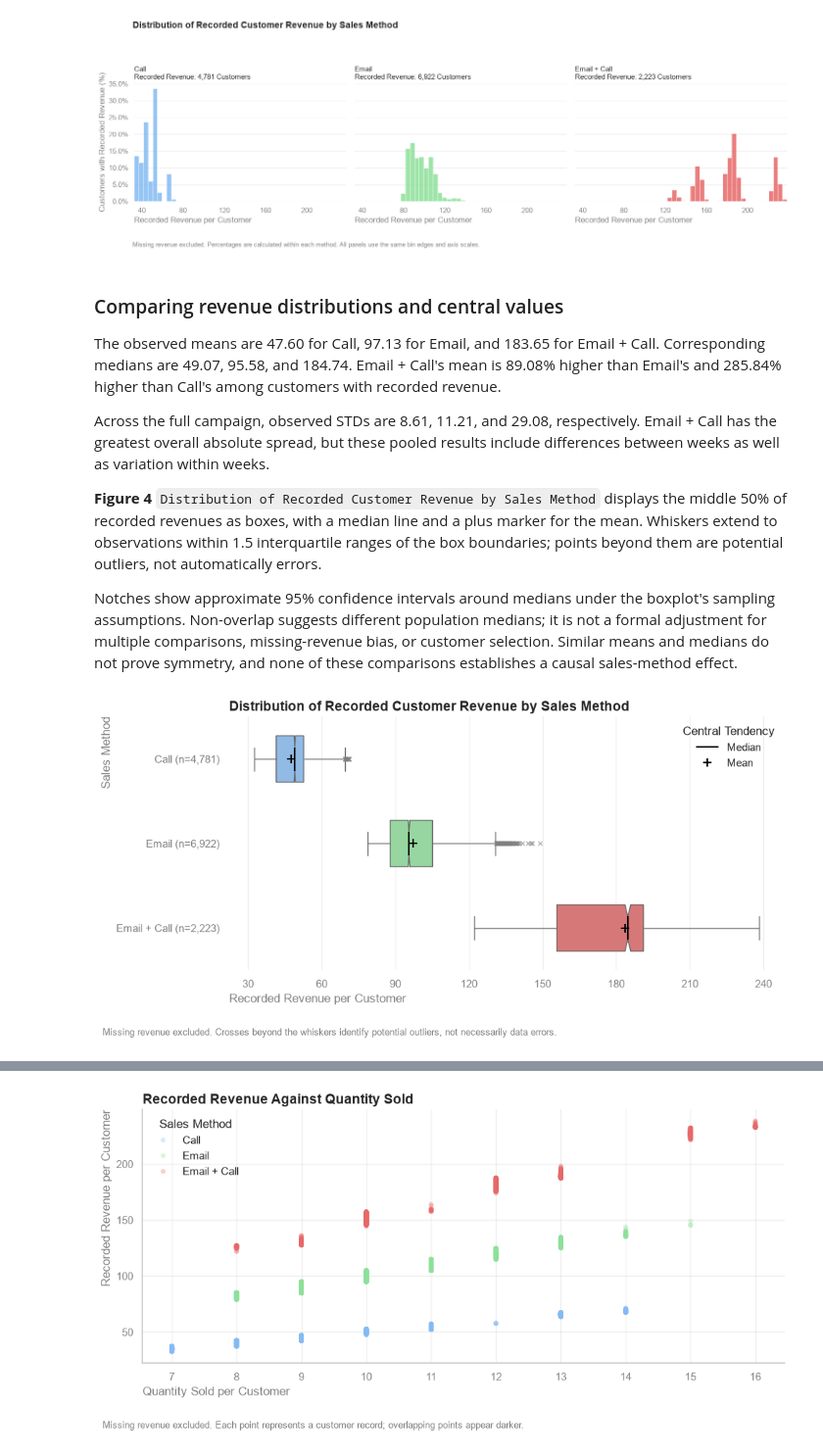
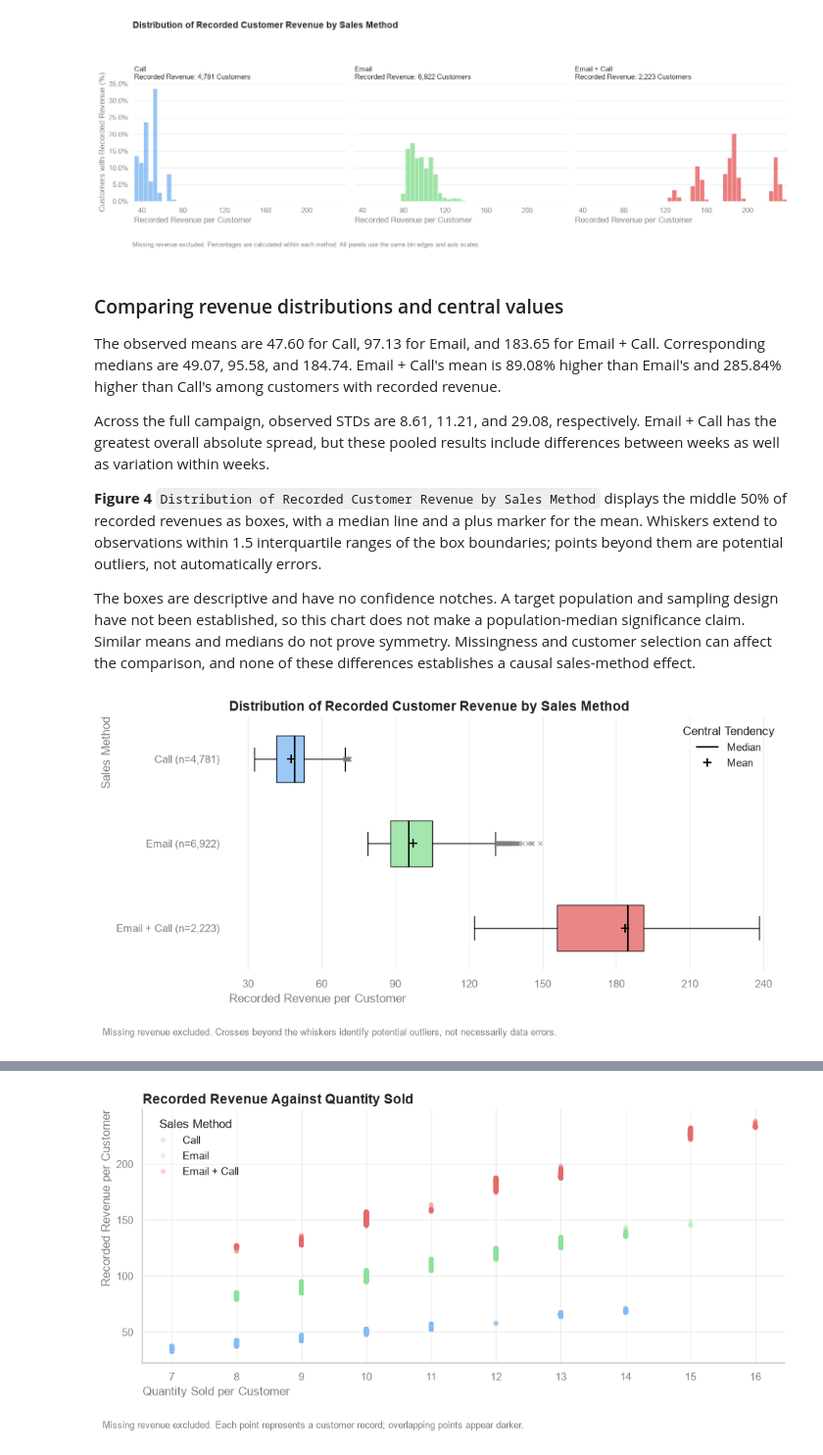
Before and after one commit to David-Golacis/Product-Sales-Analysis, a Jupyter notebook: 2 Notebook/Notebook 1.ipynb, the cells around one changed output, grey strips where cells are left out. Shown at 98% size. Drawn from its saved outputs; the diff is of its cells as text; code cells hidden in the pictures.

```diff
--- a/2 Notebook/Notebook 1.ipynb
+++ b/2 Notebook/Notebook 1.ipynb
@@ -1212,15 +1466,11 @@ plt.close(figure)
 The panels use 4,781 Call, 6,922 Email, and 2,223 Email + Call records. They show Call revenues concentrated at lower values, Email in the middle, and Email + Call at higher values. The histogram uses no smoothing curve. These distributions describe the available customer revenues; they do not establish normality or explain the causes of differences.
 # %%
 # Exclude missing revenue from distributions; do not plot imputed values.
-recorded_revenue_data = sales_data.loc[
-	sales_data["revenue"].notna(),
-	["sales_method", "revenue"],
-].copy()
 
 # Calculate shared Freedman–Diaconis bin edges from all recorded revenues.
 # Identical intervals allow direct comparisons between method distributions.
 revenue_bin_edges = np.histogram_bin_edges(
-	recorded_revenue_data["revenue"],
+	observed_sales["revenue"],
 	bins="fd",
 )
 
@@ -1233,8 +1483,8 @@ figure, axes = plt.subplots(
 )
 
 for axis, sales_method in zip(axes, sales_method_order):
-	method_revenue = recorded_revenue_data.loc[
-		recorded_revenue_data["sales_method"] == sales_method
+	method_revenue = observed_sales.loc[
+		observed_sales["sales_method"] == sales_method
 	]
 
 	# Percentages make distribution shapes comparable despite unequal samples.
@@ -1304,56 +1554,49 @@ Across the full campaign, observed STDs are 8.61, 11.21, and 29.08, respectively
 
 **Figure 4** `Distribution of Recorded Customer Revenue by Sales Method` displays the middle 50% of recorded revenues as boxes, with a median line and a plus marker for the mean. Whiskers extend to observations within 1.5 interquartile ranges of the box boundaries; points beyond them are potential outliers, not automatically errors.
 
-Notches show approximate 95% confidence intervals around medians under the boxplot's sampling assumptions. Non-overlap suggests different population medians; it is not a formal adjustment for multiple comparisons, missing-revenue bias, or customer selection. Similar means and medians do not prove symmetry, and none of these comparisons establishes a causal sales-method effect.
+The boxes are descriptive and have no confidence notches. A target population and sampling design have not been established, so this chart does not make a population-median significance claim. Similar means and medians do not prove symmetry. Missingness and customer selection can affect the comparison, and none of these differences establishes a causal sales-method effect.
 # %%
-# Exclude missing revenue; estimated amounts do not represent observed variation.
-recorded_revenue_data = sales_data.loc[
-	sales_data["revenue"].notna(),
-	["sales_method", "revenue"],
-].copy()
+# Exclude missing revenue; estimated amounts do not represent observed
+# variation.
 
-recorded_customer_counts = (
-	recorded_revenue_data.groupby("sales_method", observed=True)
-	.size()
-	.reindex(sales_method_order, fill_value=0)
-)
+recorded_customer_counts = method_statistics["Recorded Revenue Count"]
 
 figure, axis = plt.subplots(figsize=(10, 5))
 
 # Boxes show the middle 50% of recorded revenues.
 # Whiskers extend to observations within 1.5 IQR of the box boundaries.
-sns.boxplot(
-	data=recorded_revenue_data,
-	x="revenue",
-	y="sales_method",
-	order=sales_method_order,
-	hue="sales_method",
-	hue_order=sales_method_order,
-	palette=sales_method_colours,
-	dodge=False,
-	legend=False,
-	notch=True,
-	width=0.55,
+# Matplotlib's orientation API avoids the Seaborn dependency warning.
+# Notches are omitted because the analysis is descriptive.
+boxplot_artists = axis.boxplot(
+	[
+		observed_sales.loc[
+			observed_sales["sales_method"].eq(sales_method), "revenue"
+		].to_numpy()
+		for sales_method in sales_method_order
+	],
+	positions=range(len(sales_method_order)),
+	orientation="horizontal",
+	patch_artist=True,
+	notch=False,
+	widths=0.55,
 	whis=1.5,
 	showmeans=True,
 	meanprops={
-		"marker": "+",
-		"markeredgecolor": "black",
-		"markersize": 9,
-		"markeredgewidth": 1.5,
+		"marker": "+", "markeredgecolor": "black",
+		"markersize": 9, "markeredgewidth": 1.5,
 	},
-	medianprops={
-		"color": "black",
-		"linewidth": 1.5,
+	medianprops={"color": "black", "linewidth": 1.5},
+	flierprops={
+		"marker": "x", "markeredgecolor": "grey",
+		"markersize": 4, "alpha": 0.6,
 	},
-	flierprops={
-		"marker": "x",
-		"markeredgecolor": "grey",
-		"markersize": 4,
-		"alpha": 0.6,
-	},
-	ax=axis,
 )
+for box_artist, sales_method in zip(
+	boxplot_artists["boxes"], sales_method_order
+):
+	box_artist.set_facecolor(sales_method_colours[sales_method])
+	box_artist.set_alpha(0.8)
+axis.invert_yaxis()
 
 # Sample sizes refer to recorded revenues, not all customer records.
 axis.set_yticks(
@@ -1397,34 +1640,34 @@ axis.legend(
 			color="black",
 			marker="+",
 			linestyle="None",
 			markersize=9,
 			markeredgewidth=1.5,
 			label="Mean",
 		),
 	],
 	loc="upper right",
 	frameon=False,
 )
 
 figure.text(
 	0.02,
 	0.02,
 	"Missing revenue excluded. Crosses beyond the whiskers identify potential "
 	"outliers, not necessarily data errors.",
 	fontsize=9,
 	color="grey",
 )
 figure.tight_layout(rect=(0, 0.07, 1, 1))
 
 figure.savefig(
 	f"{figures_path}/Figure 04 Distribution of Recorded Customer Revenue by Sales Method.png",
 	dpi=300,
 	bbox_inches="tight",
 )
 plt.show()
 plt.close(figure)
 # %% [output]
-[figure, old version]
+[figure, new version]
 # %% [markdown]
 ### Revenue and quantity sold
 
```
Also changed, not shown: parts of 44 cells of this notebook, 16 other files.
